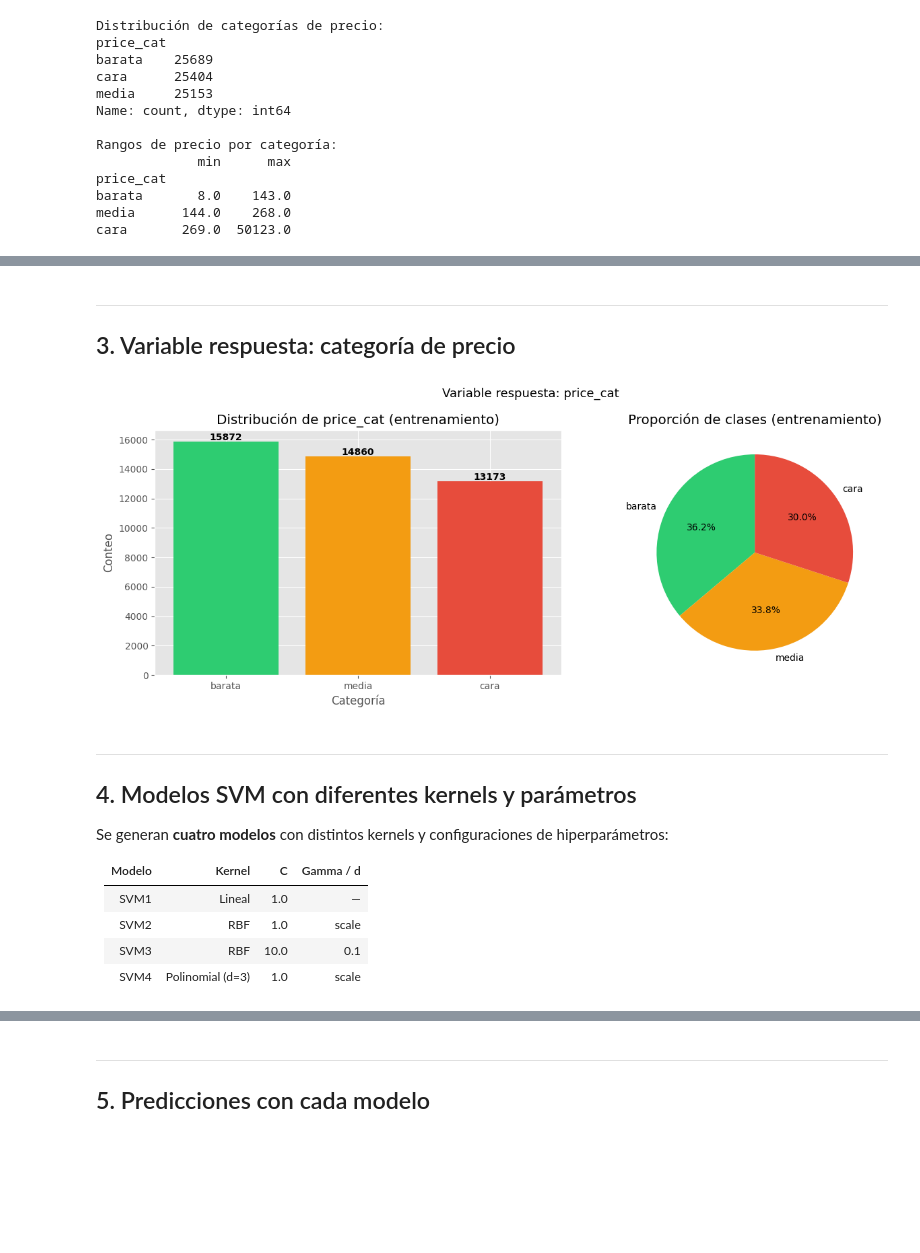
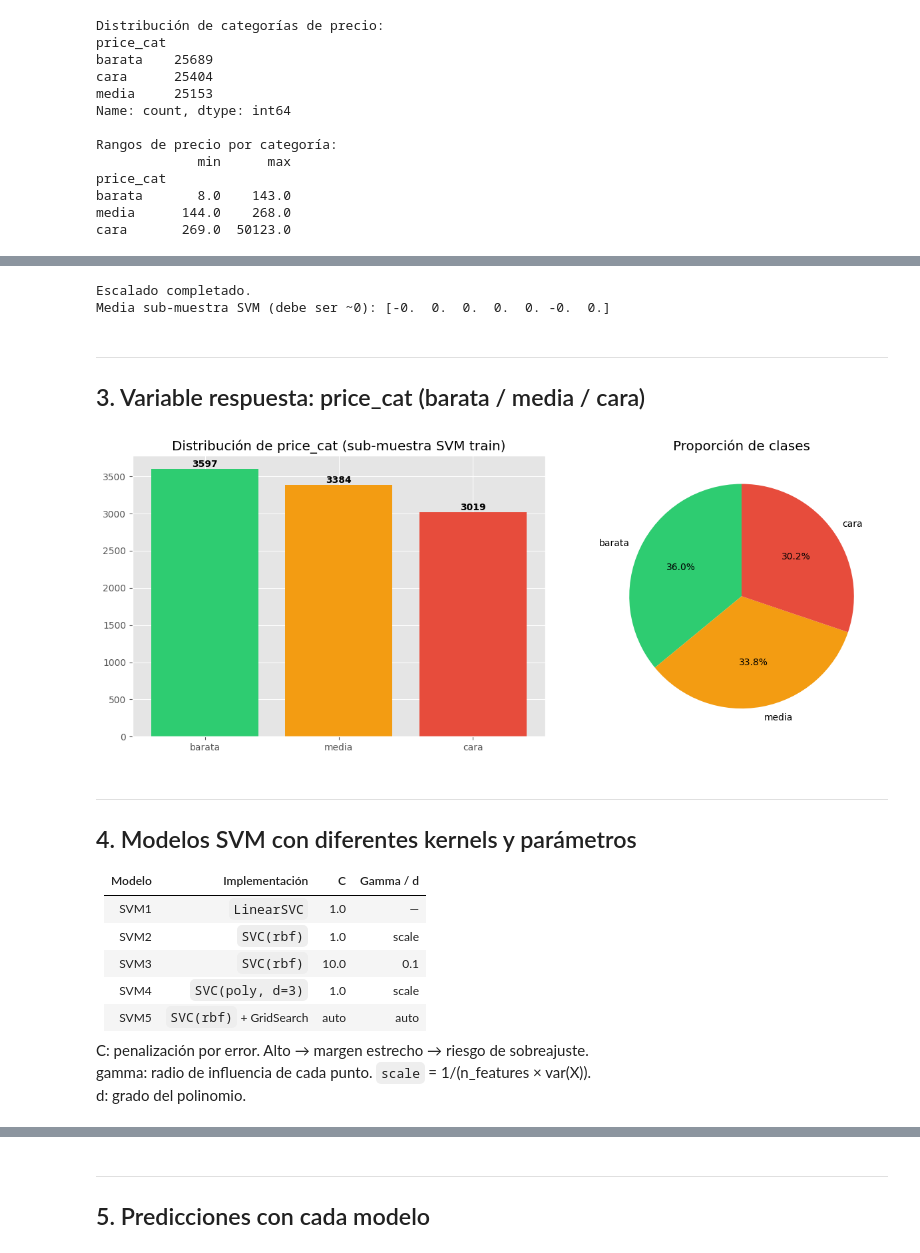
Before and after one commit to JPLopez23/Lab8Min, a Jupyter notebook: laboratorio8.ipynb, the cells around one changed output, grey strips where cells are left out. Cells and saved outputs as stored; diff of their text form; code cells hidden in the pictures; blank space fills up the shorter version.

```diff
--- a/laboratorio8.ipynb
+++ b/laboratorio8.ipynb
@@ -127,14 +138,10 @@ Estadísticas descriptivas (X_train):
 # %%
-# ── Distribución de cada variable predictora ─────────────────────────────────
 fig, axes = plt.subplots(2, 4, figsize=(16, 8))
 axes = axes.flatten()
 for i, col in enumerate(FEATURES):
-    axes[i].hist(X_train[col].dropna(), bins=30, color='steelblue', edgecolor='white')
+    axes[i].hist(X_svm_tr[col].dropna(), bins=30, color='steelblue', edgecolor='white')
     axes[i].set_title(col)
-    axes[i].set_xlabel('Valor')
-    axes[i].set_ylabel('Frecuencia')
 axes[-1].set_visible(False)
-plt.suptitle('Distribución de variables predictoras (sin escalar)', fontsize=13, y=1.01)
-plt.tight_layout()
-plt.show()
+plt.suptitle('Distribución de predictores (sin escalar)', fontsize=13)
+plt.tight_layout(); plt.show()
 # %% [output]
@@ -191,40 +173,51 @@ Desv. estándar después de escalar (train)   : [1. 1. 1. 1. 1. 1. 1.]
+# %%
+# Escalado – clasificación
+# Ajuste sobre sub-muestra SVM
+scaler_clf = StandardScaler()
+X_svm_tr_sc    = scaler_clf.fit_transform(X_svm_tr)
+X_test_clf_sc  = scaler_clf.transform(X_test_clf)
+X_train_clf_sc = scaler_clf.transform(X_train_clf)
+
+# Escalado – regresión
+scaler_reg = StandardScaler()
+X_svr_tr_sc    = scaler_reg.fit_transform(X_svr_tr)
+X_test_reg_sc  = scaler_reg.transform(X_test_reg)
+X_train_reg_sc = scaler_reg.transform(X_train_reg)
+
+print('Escalado completado.')
+print('Media sub-muestra SVM (debe ser ~0):', X_svm_tr_sc.mean(axis=0).round(3))
+# %% [output]
+Escalado completado.
+Media sub-muestra SVM (debe ser ~0): [-0.  0.  0.  0.  0. -0.  0.]
 # %% [markdown]
 ---
-## 3. Variable respuesta: categoría de precio
+## 3. Variable respuesta: price_cat (barata / media / cara)
 # %%
-# Visualización de la variable respuesta
 fig, axes = plt.subplots(1, 2, figsize=(13, 5))
-
-# Barras
-counts = y_train.value_counts()
-axes[0].bar(counts.index, counts.values, color=['#2ecc71', '#f39c12', '#e74c3c'])
-axes[0].set_title('Distribución de price_cat (entrenamiento)')
-axes[0].set_xlabel('Categoría')
-axes[0].set_ylabel('Conteo')
+counts = y_svm_tr.value_counts()
+axes[0].bar(counts.index, counts.values, color=['#2ecc71','#f39c12','#e74c3c'])
+axes[0].set_title('Distribución de price_cat (sub-muestra SVM train)')
 for i, v in enumerate(counts.values):
-    axes[0].text(i, v + 100, str(v), ha='center', fontweight='bold')
-
-# Pastel
+    axes[0].text(i, v + 30, str(v), ha='center', fontweight='bold')
 axes[1].pie(counts.values, labels=counts.index,
-            colors=['#2ecc71', '#f39c12', '#e74c3c'],
-            autopct='%1.1f%%', startangle=90)
-axes[1].set_title('Proporción de clases (entrenamiento)')
-
-plt.suptitle('Variable respuesta: price_cat', fontsize=13)
-plt.tight_layout()
-plt.show()
+            colors=['#2ecc71','#f39c12','#e74c3c'], autopct='%1.1f%%', startangle=90)
+axes[1].set_title('Proporción de clases')
+plt.tight_layout(); plt.show()
 # %% [output]
-[figure, old version]
+[figure, new version]
 # %% [markdown]
 ---
 ## 4. Modelos SVM con diferentes kernels y parámetros
 
-Se generan **cuatro modelos** con distintos kernels y configuraciones de hiperparámetros:
+| Modelo | Implementación | C | Gamma / d |
+|--------|---------------|---|-----------|
+| SVM1 | `LinearSVC` | 1.0 | — |
+| SVM2 | `SVC(rbf)` | 1.0 | scale |
+| SVM3 | `SVC(rbf)` | 10.0 | 0.1 |
+| SVM4 | `SVC(poly, d=3)` | 1.0 | scale |
+| SVM5 | `SVC(rbf)` + GridSearch | auto | auto |
 
-| Modelo | Kernel | C | Gamma / d |
-|--------|--------|---|----------|
-| SVM1   | Lineal | 1.0 | — |
-| SVM2   | RBF    | 1.0 | scale |
-| SVM3   | RBF    | 10.0 | 0.1 |
-| SVM4   | Polinomial (d=3) | 1.0 | scale |
+C: penalización por error. Alto → margen estrecho → riesgo de sobreajuste.
+gamma: radio de influencia de cada punto. `scale` = 1/(n_features × var(X)).
+d: grado del polinomio.
 # %%
```
Also changed, not shown: parts of 31 cells of this notebook.
